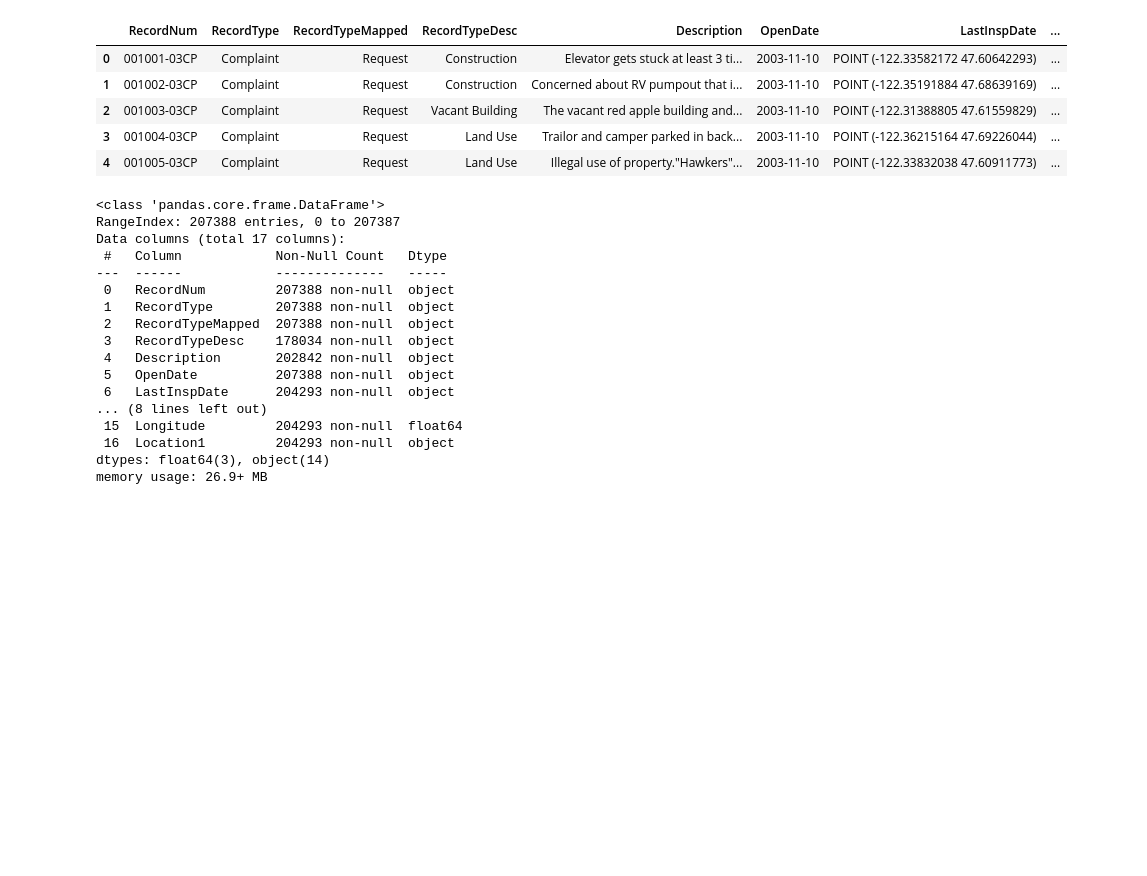
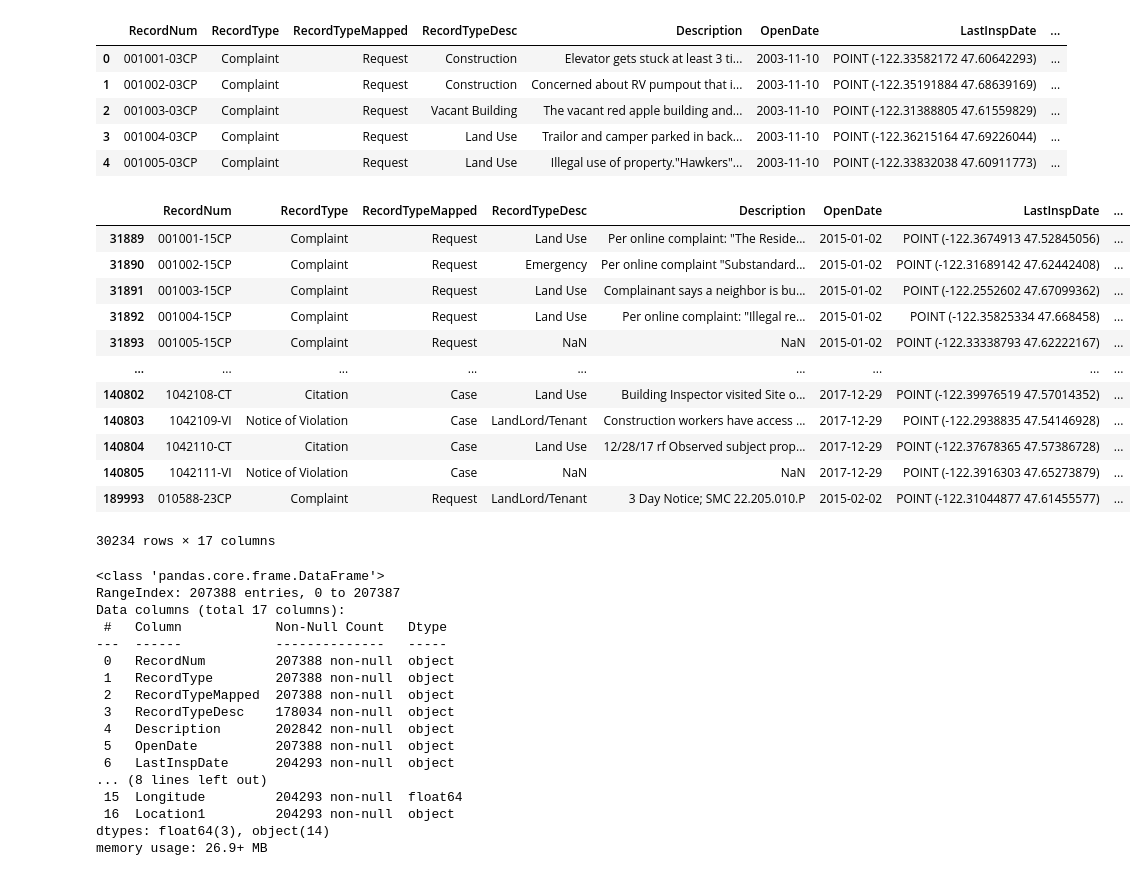
Before and after one commit to nemdim/Capstone-Project-Group-1, a Jupyter notebook: crime.ipynb, the cells around one changed output. Drawn from its saved outputs; the diff is of its cells as text; code cells hidden in the pictures; blank space fills up the shorter version.

```diff
--- a/crime.ipynb
+++ b/crime.ipynb
@@ -116,6 +131,32 @@ complaints.head()
 | 2 | 001003-03CP | Complaint | Request | Vacant Building | The vacant red apple building and... | 2003-11-10 | POINT (-122.31388805 47.61559829) | ... |
 | 3 | 001004-03CP | Complaint | Request | Land Use | Trailor and camper parked in back... | 2003-11-10 | POINT (-122.36215164 47.69226044) | ... |
 | 4 | 001005-03CP | Complaint | Request | Land Use | Illegal use of property."Hawkers"... | 2003-11-10 | POINT (-122.33832038 47.60911773) | ... |
+# %%
+complaints['OpenDate'] = pd.to_datetime(complaints['OpenDate'])
+
+# Define the date range
+start_date = '2015-01-01'
+end_date = '2017-12-31'
+
+# Filter the DataFrame to get data within the specified date range
+filtered_complaints_df = complaints[
+    (complaints['OpenDate'] >= start_date) & (complaints['OpenDate'] <= end_date)]
+# %%
+filtered_complaints_df #MCPP impleament
+# %% [output]
+|  | RecordNum | RecordType | RecordTypeMapped | RecordTypeDesc | Description | OpenDate | LastInspDate | ... |
+| 31889 | 001001-15CP | Complaint | Request | Land Use | Per online complaint: "The Reside... | 2015-01-02 | POINT (-122.3674913 47.52845056) | ... |
+| 31890 | 001002-15CP | Complaint | Request | Emergency | Per online complaint "Substandard... | 2015-01-02 | POINT (-122.31689142 47.62442408) | ... |
+| 31891 | 001003-15CP | Complaint | Request | Land Use | Complainant says a neighbor is bu... | 2015-01-02 | POINT (-122.2552602 47.67099362) | ... |
+| 31892 | 001004-15CP | Complaint | Request | Land Use | Per online complaint: "Illegal re... | 2015-01-02 | POINT (-122.35825334 47.668458) | ... |
+| 31893 | 001005-15CP | Complaint | Request | NaN | NaN | 2015-01-02 | POINT (-122.33338793 47.62222167) | ... |
+| ... | ... | ... | ... | ... | ... | ... | ... | ... |
+| 140802 | 1042108-CT | Citation | Case | Land Use | Building Inspector visited Site o... | 2017-12-29 | POINT (-122.39976519 47.57014352) | ... |
+| 140803 | 1042109-VI | Notice of Violation | Case | LandLord/Tenant | Construction workers have access ... | 2017-12-29 | POINT (-122.2938835 47.54146928) | ... |
+| 140804 | 1042110-CT | Citation | Case | Land Use | 12/28/17 rf Observed subject prop... | 2017-12-29 | POINT (-122.37678365 47.57386728) | ... |
+| 140805 | 1042111-VI | Notice of Violation | Case | NaN | NaN | 2017-12-29 | POINT (-122.3916303 47.65273879) | ... |
+| 189993 | 010588-23CP | Complaint | Request | LandLord/Tenant | 3 Day Notice; SMC 22.205.010.P | 2015-02-02 | POINT (-122.31044877 47.61455577) | ... |
+30234 rows × 17 columns
 # %%
 complaints.info()
 # %% [output]
```
Also changed, not shown: parts of 8 cells of this notebook.
